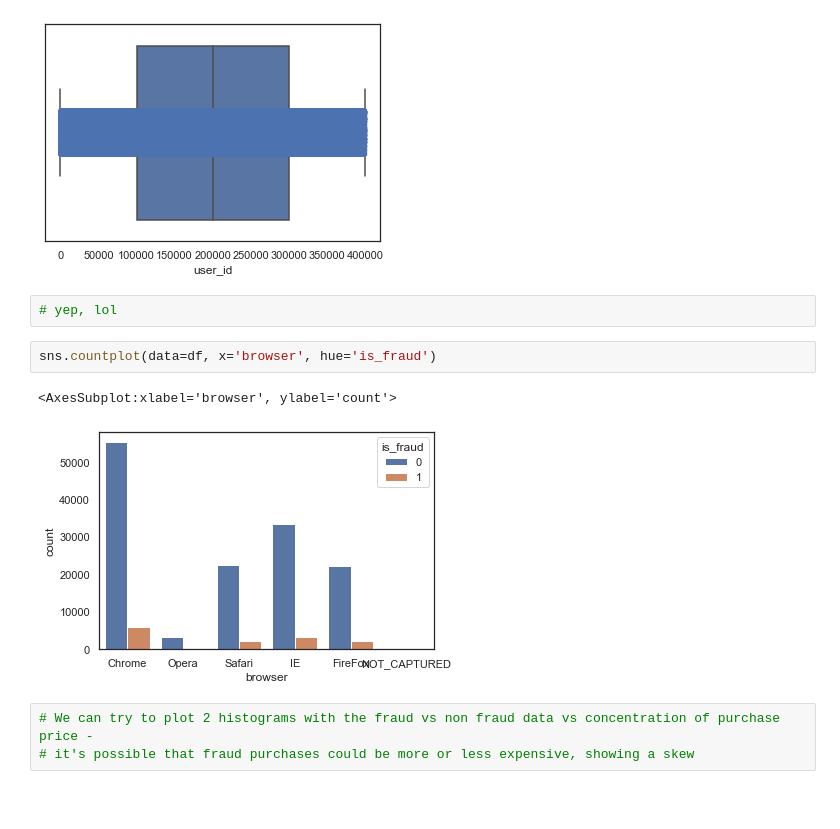
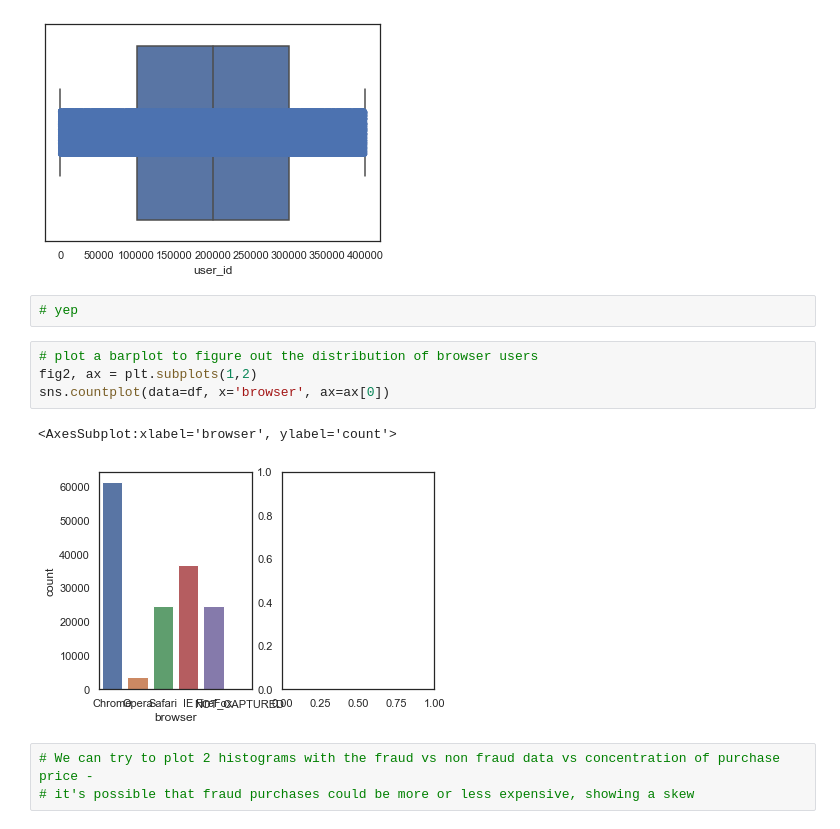
Before and after one commit to TeoTzeShuen/school, a Jupyter notebook: Individual Project/project.ipynb, the cells around one changed output. Cells and saved outputs as stored; diff of their text form; blank space fills up the shorter version.

Commit message:
Barplot for df.browser
Some new colours, and a little bit of housekeeping

```diff
--- a/Individual Project/project.ipynb
+++ b/Individual Project/project.ipynb
@@ -131,12 +130,14 @@ sns.stripplot(x='user_id' ,data=df)
 <AxesSubplot:xlabel='user_id'>
 [figure]
 # %%
-# yep, lol
+# yep
-# %%
-sns.countplot(data=df, x='browser', hue='is_fraud')
-# %% [output]
-<AxesSubplot:xlabel='browser', ylabel='count'>
-[figure, removed]
+# %%
+# plot a barplot to figure out the distribution of browser users
+fig2, ax = plt.subplots(1,2)
+sns.countplot(data=df, x='browser', ax=ax[0])
+# %% [output]
+<AxesSubplot:xlabel='browser', ylabel='count'>
+[figure, added]
 # %%
 # We can try to plot 2 histograms with the fraud vs non fraud data vs concentration of purchase price -
 # it's possible that fraud purchases could be more or less expensive, showing a skew
```
Also changed, not shown: parts of 3 cells of this notebook.
